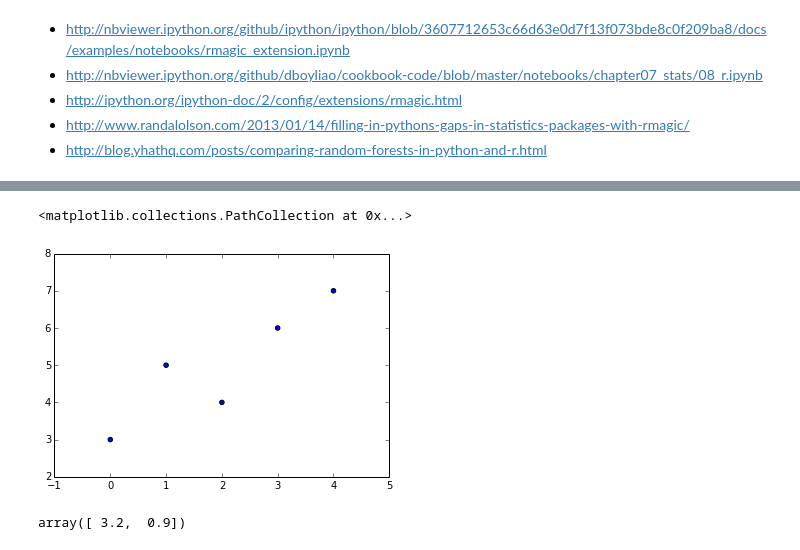
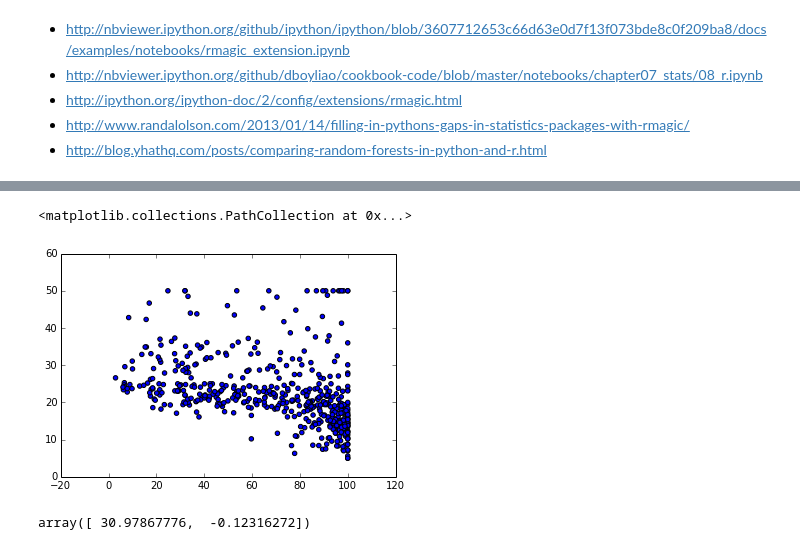
Before and after one commit to brenden17/ipynote, a Jupyter notebook: ipython-notebook.ipynb, the cells around one changed output, grey strips where cells are left out. Cells and saved outputs as stored; diff of their text form; code cells hidden in the pictures.

```diff
--- a/ipython-notebook.ipynb
+++ b/ipython-notebook.ipynb
@@ -217,0 +226,7 @@ The rmagic extension is already loaded. To reload it, use:
+# %%
+from sklearn.datasets import load_boston
+boston = load_boston()
+print boston.data.shape
+print boston.feature_names
+print np.max(boston.target), np.min(boston.target), np.mean(boston.target)
+print boston.DESCR
@@ -218,17 +251,20 @@ The rmagic extension is already loaded. To reload it, use:
+# %%
+X = boston.data[:, 6]
+Y = boston.target
 # %%
 import numpy as np
 import pylab
-X = np.array([0,1,2,3,4])
-Y = np.array([3,5,4,6,7])
+# X = np.array([0,1,2,3,4])
+# Y = np.array([3,5,4,6,7])
 pylab.scatter(X, Y)
 # %% [output]
 <matplotlib.collections.PathCollection at 0x...>
-[figure, old version]
+[figure, new version]
 # %%
 %Rpush X Y
 %R lm(Y~X)$coef
 # %% [output]
-array([ 3.2,  0.9])
+array([ 30.97867776,  -0.12316272])
 # %%
 %%R -i X,Y -o XYcoef
 XYlm = lm(Y~X)
```
Also changed, not shown: parts of 4 cells of this notebook, 1 other file.
